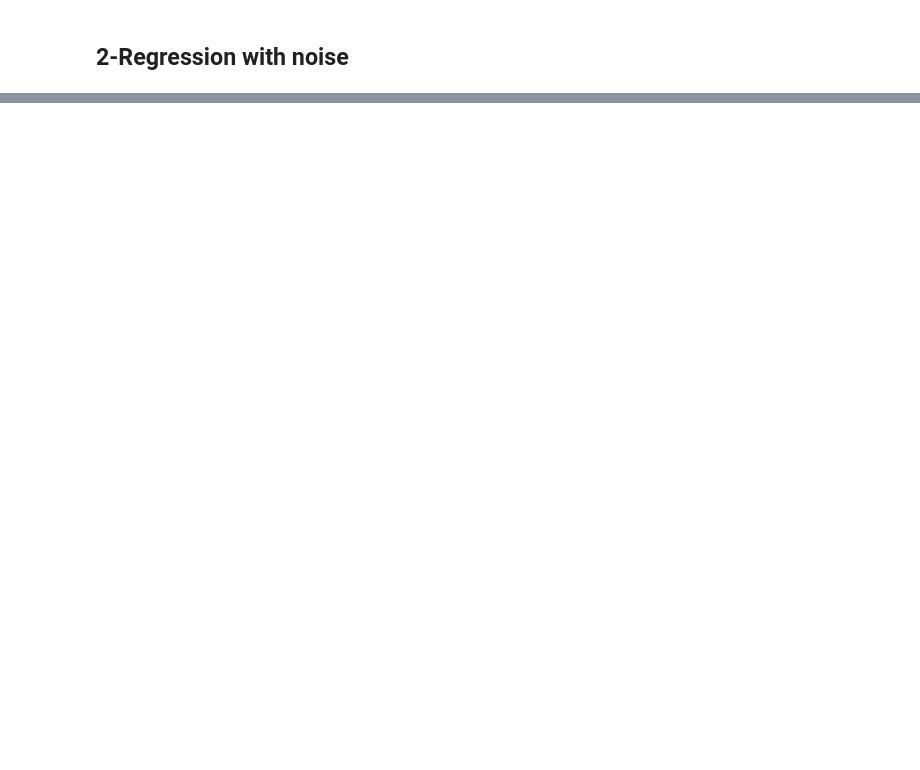
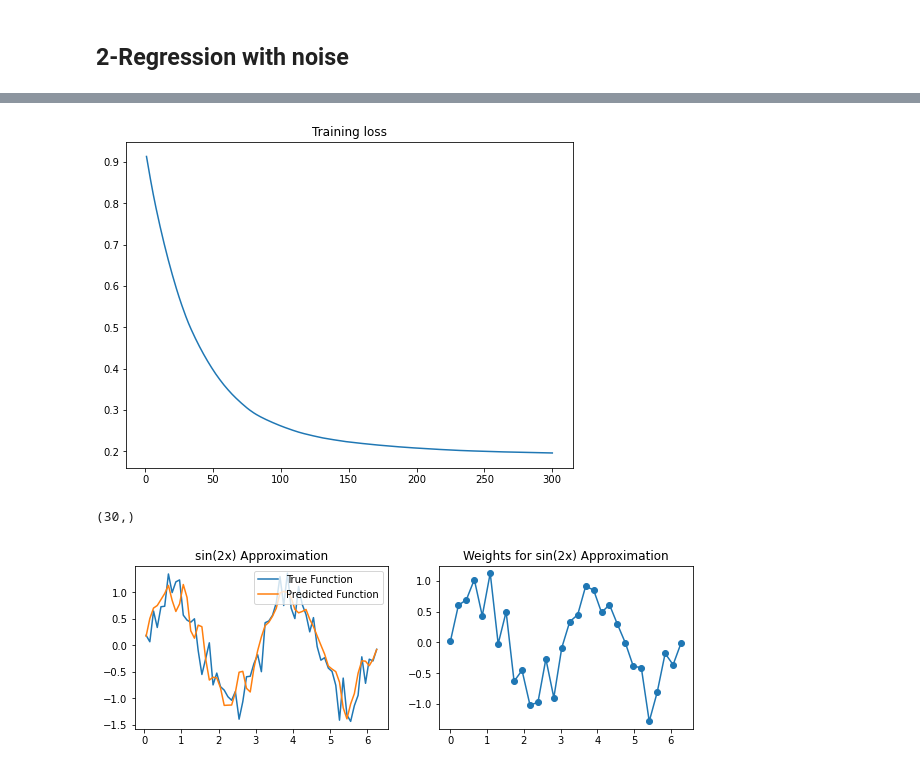
Before and after one commit to kyebinan/Deep_Learning_KTH, a Jupyter notebook: LAB2/notebook3.ipynb, the cells around one changed output, grey strips where cells are left out. Drawn from its saved outputs; the diff is of its cells as text; code cells hidden in the pictures; blank space fills up the shorter version.

Commit message:
I've implemented delta rule for LAB2

```diff
--- a/LAB2/notebook3.ipynb
+++ b/LAB2/notebook3.ipynb
@@ -133,2 +132,23 @@ Num RBF Units: 60, Error1: 0.0006757086710010549, Error2: 0.11863672927517295
 # %% [markdown]
 ## 2-Regression with noise
+# %%
+# Create the input space and corresponding training sets
+interval_start, interval_end = 0, 2 * np.pi
+step_size = 0.1
+variance_noise = 0.1
+
+X_train = np.arange(interval_start, interval_end, step_size)
+y1_train = np.sin(2 * X_train)
+y2_train = np.where(np.sin(2 * X_train) >= 0, 1, -1)
+# adding noise
+y1_train = utils.add_noise(y1_train, variance=variance_noise)
+y2_train = utils.add_noise(y2_train, variance=variance_noise)
+
+# Create the testing sets
+test_interval_start = interval_start + 0.05
+X_test = np.arange(test_interval_start, interval_end, step_size)
+y1_test = np.sin(2 * X_test )
+y2_test = np.where(np.sin(2 * X_test) >= 0, 1, -1)
+# adding noise
+y1_test = utils.add_noise(y1_test, variance=variance_noise)
+y2_test = utils.add_noise(y2_test, variance=variance_noise)
@@ -134,0 +173,16 @@ Num RBF Units: 60, Error1: 0.0006757086710010549, Error2: 0.11863672927517295
+# %%
+# Number of RBF nodes
+n = 30
+# Place RBF nodes evenly spaced in the input space
+centers = np.linspace(interval_start, interval_end, n)
+# Set a common variance for all nodes
+variance = 0.1
+
+network = rbf.RBFNetwork(centers[:, np.newaxis], variance)
+network.delta_rule(X_train[:, np.newaxis], y1_train[:, np.newaxis], epochs=300, lr=0.01)
+y1_pred = network.make_prediction(X_test[:, np.newaxis])
+network.plot_prediction(X_test, y1_test, y1_pred, title="sin(2x)")
+# %% [output]
+[figure, added]
+(30,)
+[figure, added]
```
Also changed, not shown: parts of 5 cells of this notebook, 2 other files.
